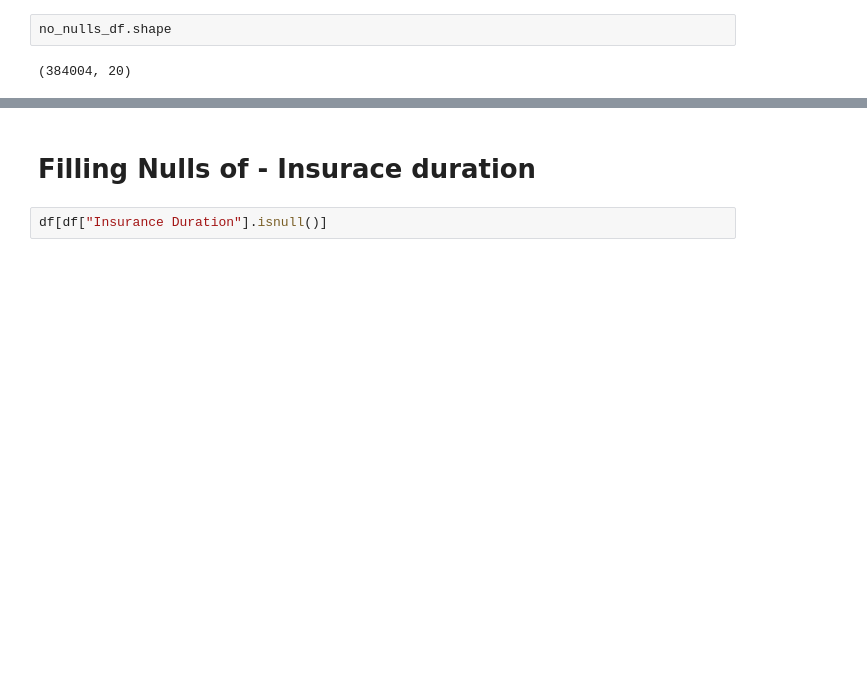
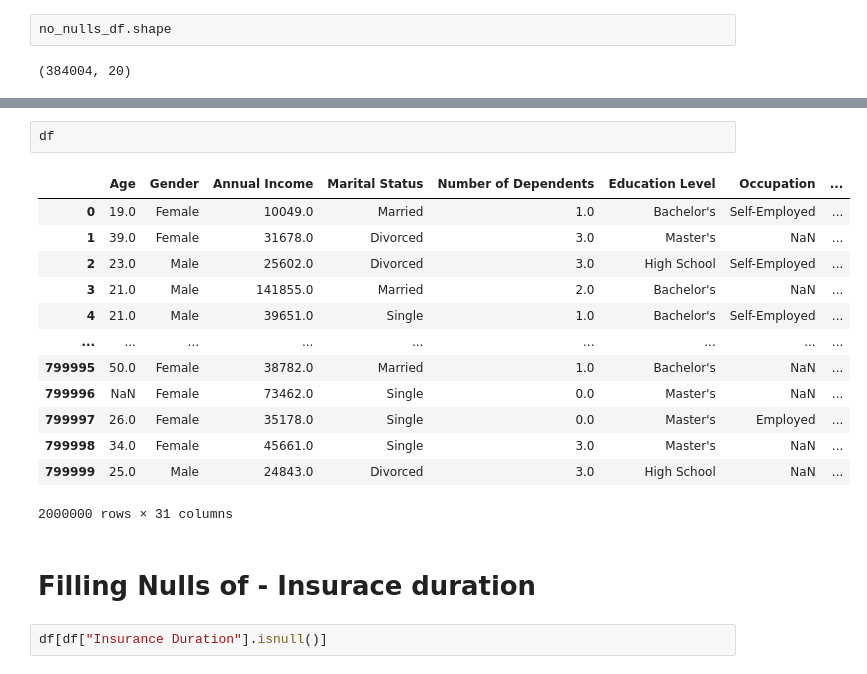
Before and after one commit to dileepNaiduOne/BUDGET-LifeInsurancePredictionApp, a Jupyter notebook: 2. EDA-Filling Nulls.ipynb, the cells around one changed output, grey strips where cells are left out. Saved outputs shown, nothing was run; the diff lists cells and outputs as text; blank space fills up the shorter version.

```diff
--- a/2. EDA-Filling Nulls.ipynb
+++ b/2. EDA-Filling Nulls.ipynb
@@ -109,3 +128,19 @@ no_nulls_df.shape
+# %%
+df
+# %% [output]
+|  | Age | Gender | Annual Income | Marital Status | Number of Dependents | Education Level | Occupation | ... |
+| 0 | 19.0 | Female | 10049.0 | Married | 1.0 | Bachelor's | Self-Employed | ... |
+| 1 | 39.0 | Female | 31678.0 | Divorced | 3.0 | Master's | NaN | ... |
+| 2 | 23.0 | Male | 25602.0 | Divorced | 3.0 | High School | Self-Employed | ... |
+| 3 | 21.0 | Male | 141855.0 | Married | 2.0 | Bachelor's | NaN | ... |
+| 4 | 21.0 | Male | 39651.0 | Single | 1.0 | Bachelor's | Self-Employed | ... |
+| ... | ... | ... | ... | ... | ... | ... | ... | ... |
+| 799995 | 50.0 | Female | 38782.0 | Married | 1.0 | Bachelor's | NaN | ... |
+| 799996 | NaN | Female | 73462.0 | Single | 0.0 | Master's | NaN | ... |
+| 799997 | 26.0 | Female | 35178.0 | Single | 0.0 | Master's | Employed | ... |
+| 799998 | 34.0 | Female | 45661.0 | Single | 3.0 | Master's | NaN | ... |
+| 799999 | 25.0 | Male | 24843.0 | Divorced | 3.0 | High School | NaN | ... |
+2000000 rows × 31 columns
 # %% [markdown]
 # Filling Nulls of - Insurace duration
 # %%
```
Also changed, not shown: parts of 20 cells of this notebook, 8 other files.
